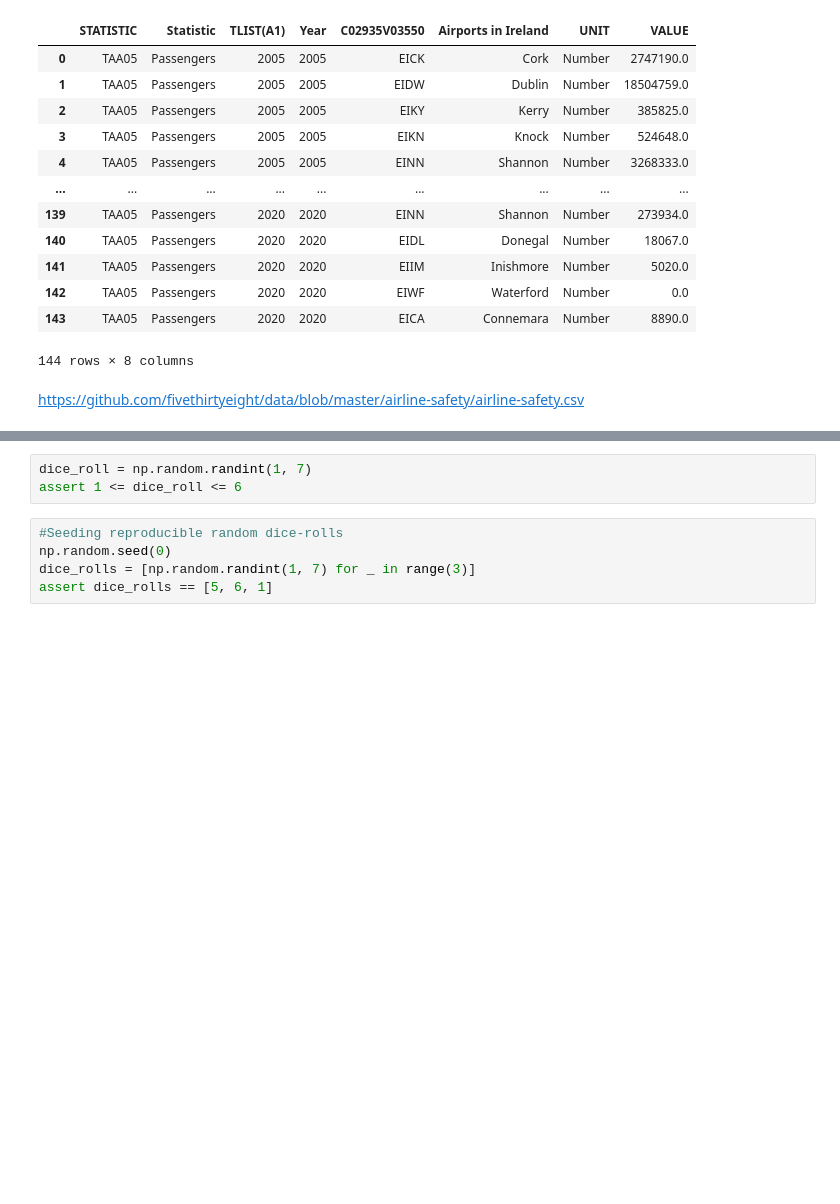
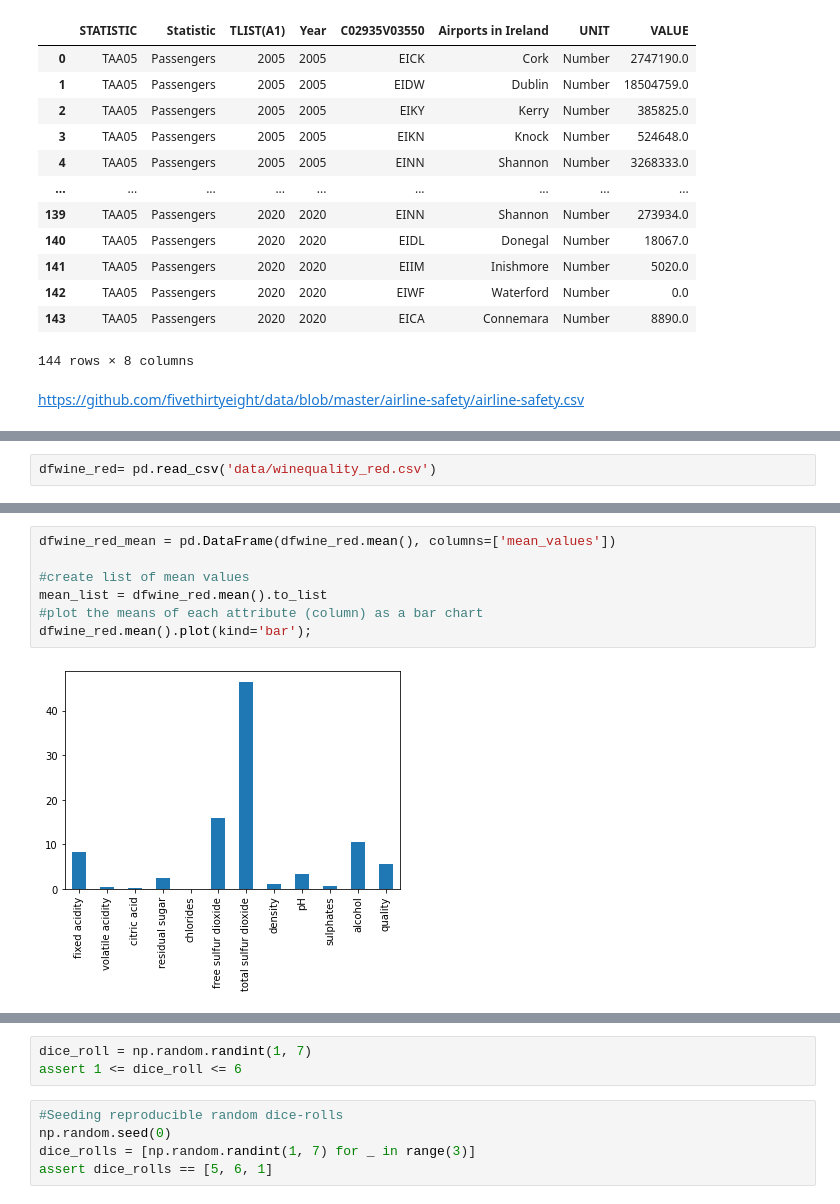
Before and after one commit to doodymack/Prog_for-Data_Analy_Project_21-22, a Jupyter notebook: simulation_study.ipynb, the cells around one changed output, grey strips where cells are left out. Drawn from its saved outputs; the diff is of its cells as text; blank space fills up the shorter version.

Commit message:
source suitable data, upload to notebook to start exploring it

```diff
--- a/simulation_study.ipynb
+++ b/simulation_study.ipynb
@@ -146,0 +199,2 @@ https://github.com/fivethirtyeight/data/blob/master/airline-safety/airline-safet
+# %%
+dfwine_red= pd.read_csv('data/winequality_red.csv')
@@ -146,0 +239,9 @@ https://github.com/fivethirtyeight/data/blob/master/airline-safety/airline-safet
+# %%
+dfwine_red_mean = pd.DataFrame(dfwine_red.mean(), columns=['mean_values'])
+
+#create list of mean values
+mean_list = dfwine_red.mean().to_list
+#plot the means of each attribute (column) as a bar chart
+dfwine_red.mean().plot(kind='bar');
+# %% [output]
+[figure, added]
```
Also changed, not shown: parts of 11 cells of this notebook, 9 other files.
